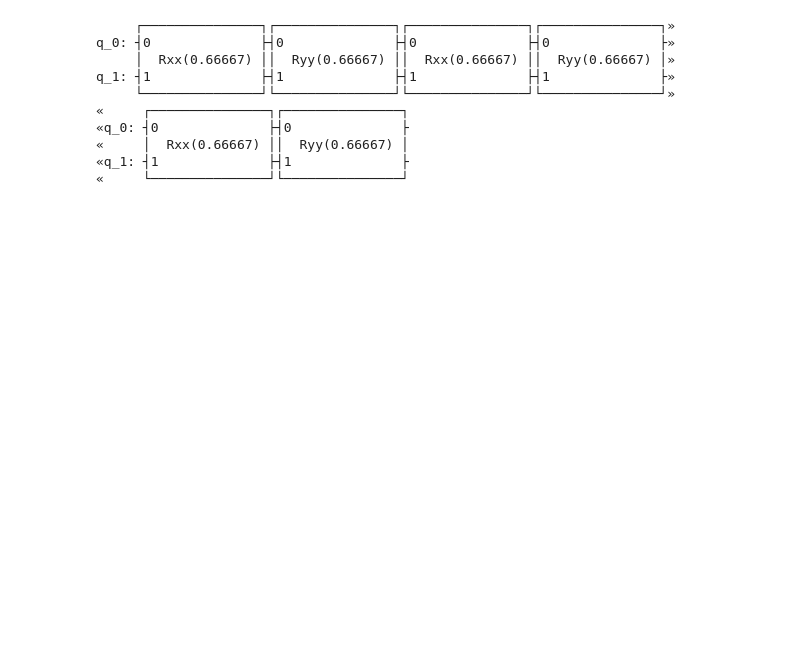
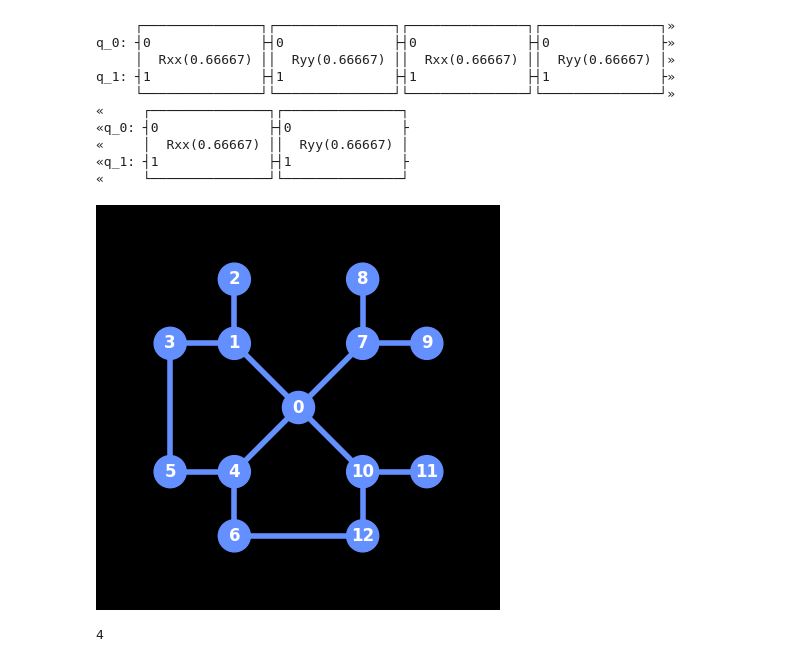
Before and after one commit to Louisanity/HamilToniQ, a Jupyter notebook: depth.ipynb, the cells around one changed output. Saved outputs shown, nothing was run; the diff lists cells and outputs as text; code cells hidden in the pictures; blank space fills up the shorter version.

```diff
--- a/depth.ipynb
+++ b/depth.ipynb
@@ -20,3 +20,43 @@ q_1: ┤1              ├┤1              ├┤1              ├┤1
 «     │  Rxx(0.66667) ││  Ryy(0.66667) │
 «q_1: ┤1              ├┤1              ├
 «     └───────────────┘└───────────────┘
+# %%
+from qiskit.visualization import plot_coupling_map
+
+num_qubits = 13
+qubit_coordinates = [[2, 2], [1, 1], [0, 1], [1, 0], [3, 1], [3, 0], [4, 1], [1, 3], [0, 3], [1, 4], [3, 3], [3, 4], [4, 3]]
+coupling_map = [(0,1),(1,2),(1,3),(0,4),(4,5),(4,6),(3,5),(0,10),(10,11),(10,12),(6,12),(0,7),(7,9),(7,8)]
+plot_coupling_map(num_qubits, qubit_coordinates, coupling_map)
+# %% [output]
+[figure, added]
+# %%
+import random
+def find_group(coupling_map):
+    # Initialize the step of each edge to None
+    steps = {edge: None for edge in coupling_map}
+    # Sort the coupling_map by their first node
+    sorted_coupling_map = sorted(coupling_map)
+    # Assign steps
+    for edge in sorted_coupling_map:
+        # Find the steps of the adjacent coupling_map
+        adjacent_steps = {steps[e] for e in sorted_coupling_map if e != edge and (e[0] == edge[0] or e[1] == edge[0] or e[0] == edge[1] or e[1] == edge[1])}
+        # Assign the smallest step that is not in adjacent_steps
+        step = 0
+        while step in adjacent_steps:
+            step += 1
+        steps[edge] = step
+    # The number of steps is the maximum step plus one
+    num_steps = max(steps.values()) + 1
+    grouped_map = [[] for i in range(num_steps)]
+    for edge, step in steps.items():
+        grouped_map[step].append(edge)
+    color_list = []
+    c = [[random.random() for i in range(4)] for j in range(num_steps)]
+    for edge in coupling_map:
+        color_list.append(c[steps[edge]])
+    return grouped_map, color_list
+
+grouped_map, color_list = find_group(coupling_map)
+print(len(grouped_map))
+# %% [output]
+4
```
Also changed, not shown: parts of 4 cells of this notebook, 2 other files.
